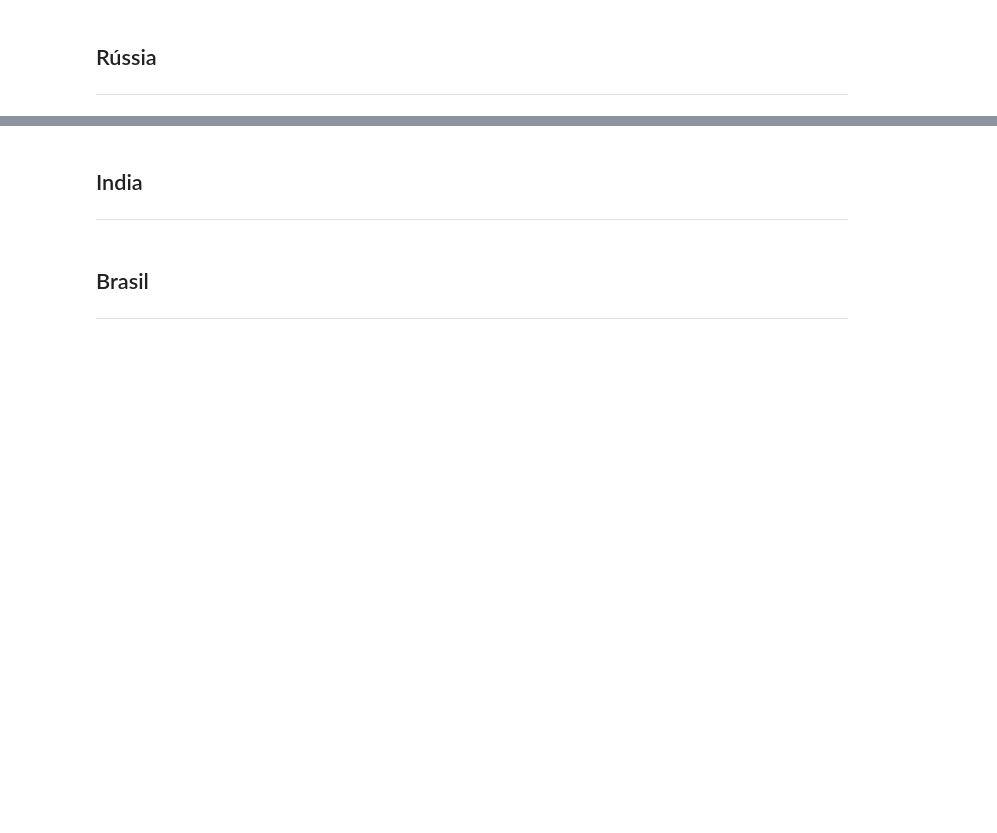
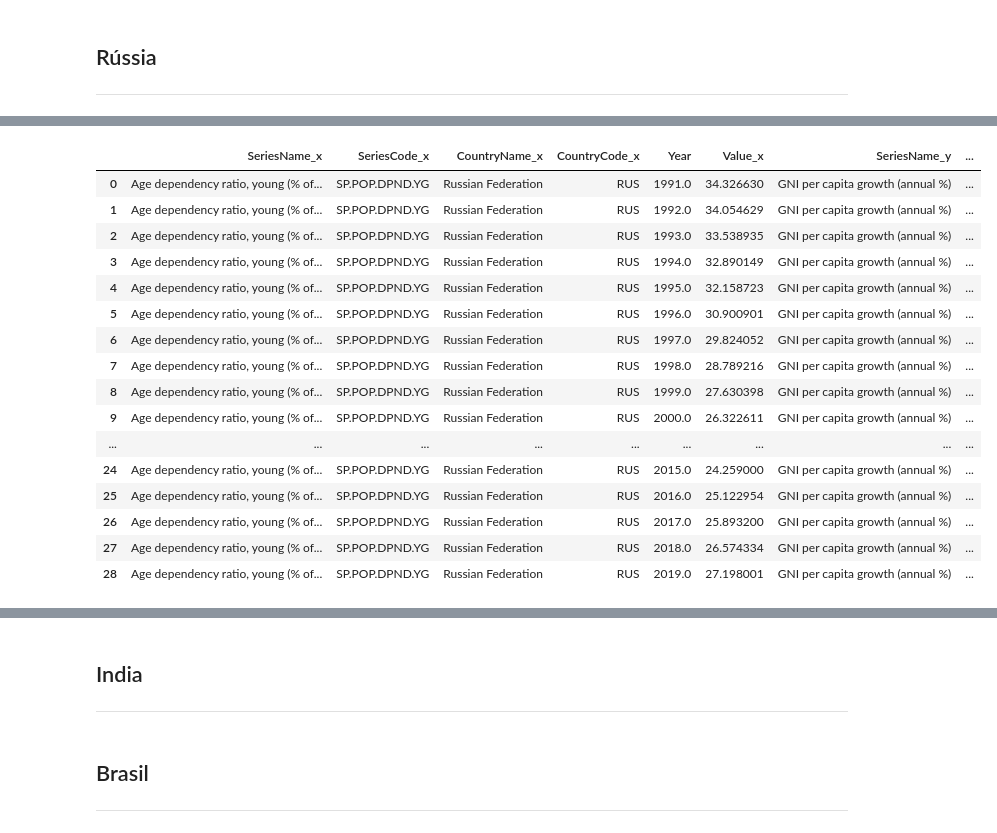
Before and after one commit to lucas-coutinho/brics-data-analysis, a Jupyter notebook: brics_health_and_poverty.ipynb, the cells around one changed output, grey strips where cells are left out. Cells and saved outputs as stored; diff of their text form; code cells hidden in the pictures; blank space fills up the shorter version.

```diff
--- a/brics_health_and_poverty.ipynb
+++ b/brics_health_and_poverty.ipynb
@@ -79,0 +244,23 @@ y_rus = y[y['CountryCode'] == 'RUS'].copy()
+# %%
+working_age = y_rus[y_rus['SeriesName'] == 'Age dependency ratio, young (% of working-age population)'].copy()
+gni_pcapita_growth = X_rus[X_rus['SeriesName'] == 'GNI per capita growth (annual %)']
+working_age = working_age.merge(gni_pcapita_growth, on = 'Year', how = 'right')
+working_age
+# %% [output]
+|  | SeriesName_x | SeriesCode_x | CountryName_x | CountryCode_x | Year | Value_x | SeriesName_y | ... |
+| 0 | Age dependency ratio, young (% of... | SP.POP.DPND.YG | Russian Federation | RUS | 1991.0 | 34.326630 | GNI per capita growth (annual %) | ... |
+| 1 | Age dependency ratio, young (% of... | SP.POP.DPND.YG | Russian Federation | RUS | 1992.0 | 34.054629 | GNI per capita growth (annual %) | ... |
+| 2 | Age dependency ratio, young (% of... | SP.POP.DPND.YG | Russian Federation | RUS | 1993.0 | 33.538935 | GNI per capita growth (annual %) | ... |
+| 3 | Age dependency ratio, young (% of... | SP.POP.DPND.YG | Russian Federation | RUS | 1994.0 | 32.890149 | GNI per capita growth (annual %) | ... |
+| 4 | Age dependency ratio, young (% of... | SP.POP.DPND.YG | Russian Federation | RUS | 1995.0 | 32.158723 | GNI per capita growth (annual %) | ... |
+| 5 | Age dependency ratio, young (% of... | SP.POP.DPND.YG | Russian Federation | RUS | 1996.0 | 30.900901 | GNI per capita growth (annual %) | ... |
+| 6 | Age dependency ratio, young (% of... | SP.POP.DPND.YG | Russian Federation | RUS | 1997.0 | 29.824052 | GNI per capita growth (annual %) | ... |
+| 7 | Age dependency ratio, young (% of... | SP.POP.DPND.YG | Russian Federation | RUS | 1998.0 | 28.789216 | GNI per capita growth (annual %) | ... |
+| 8 | Age dependency ratio, young (% of... | SP.POP.DPND.YG | Russian Federation | RUS | 1999.0 | 27.630398 | GNI per capita growth (annual %) | ... |
+| 9 | Age dependency ratio, young (% of... | SP.POP.DPND.YG | Russian Federation | RUS | 2000.0 | 26.322611 | GNI per capita growth (annual %) | ... |
+| ... | ... | ... | ... | ... | ... | ... | ... | ... |
+| 24 | Age dependency ratio, young (% of... | SP.POP.DPND.YG | Russian Federation | RUS | 2015.0 | 24.259000 | GNI per capita growth (annual %) | ... |
+| 25 | Age dependency ratio, young (% of... | SP.POP.DPND.YG | Russian Federation | RUS | 2016.0 | 25.122954 | GNI per capita growth (annual %) | ... |
+| 26 | Age dependency ratio, young (% of... | SP.POP.DPND.YG | Russian Federation | RUS | 2017.0 | 25.893200 | GNI per capita growth (annual %) | ... |
+| 27 | Age dependency ratio, young (% of... | SP.POP.DPND.YG | Russian Federation | RUS | 2018.0 | 26.574334 | GNI per capita growth (annual %) | ... |
+| 28 | Age dependency ratio, young (% of... | SP.POP.DPND.YG | Russian Federation | RUS | 2019.0 | 27.198001 | GNI per capita growth (annual %) | ... |
```
Also changed, not shown: parts of 13 cells of this notebook.
